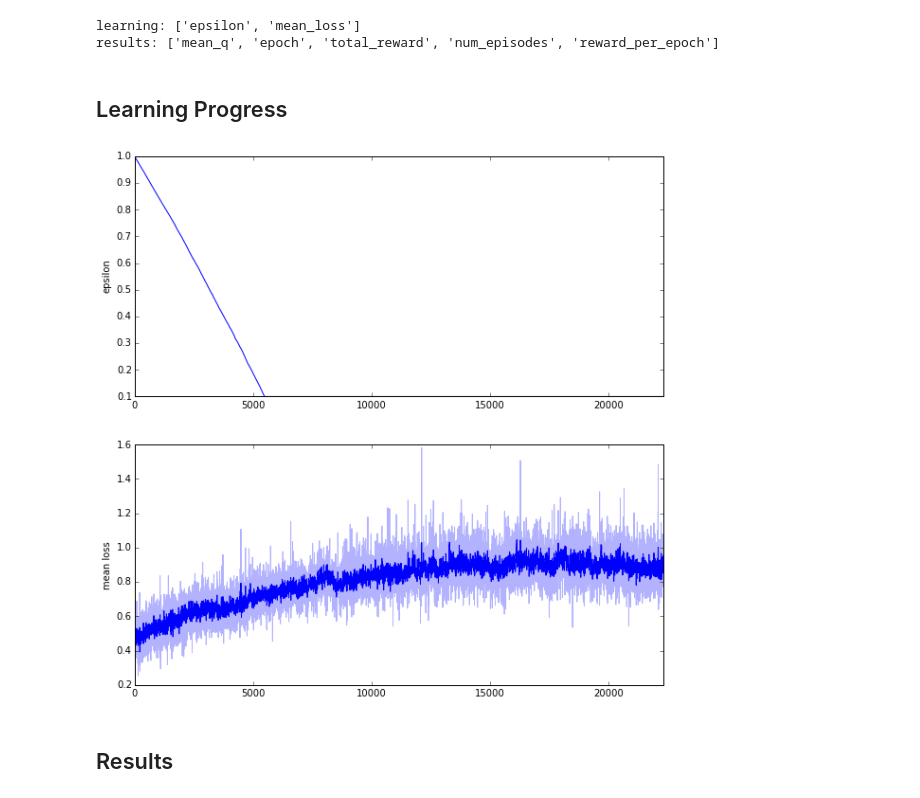
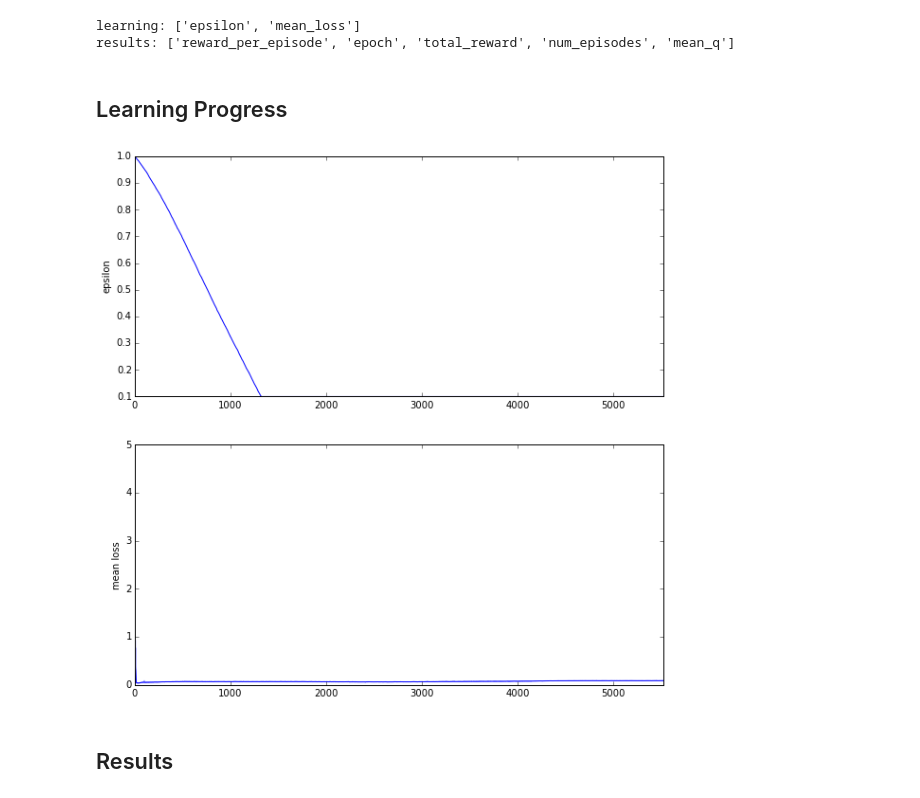
Before and after one commit to rubenvereecken/deep_q_rl, a Jupyter notebook: results/process.ipynb, the cells around one changed output. Drawn from its saved outputs; the diff is of its cells as text; code cells hidden in the pictures.

```diff
--- a/results/process.ipynb
+++ b/results/process.ipynb
@@ -7,7 +7,7 @@ import sys
 import csv
 current_dir = %pwd
 # %%
-log_dir = current_dir + '/space_invaders_1'
+log_dir = current_dir + '/seaquest_1'
 # %%
 def csv_to_dict_of_arrays(filename):
     with open(filename) as f:
@@ -35,7 +35,7 @@ print 'learning:', learning.keys()
 print 'results:', results.keys()
 # %% [output]
 learning: ['epsilon', 'mean_loss']
-results: ['mean_q', 'epoch', 'total_reward', 'num_episodes', 'reward_per_epoch']
+results: ['reward_per_episode', 'epoch', 'total_reward', 'num_episodes', 'mean_q']
 # %%
 from scipy.signal import gaussian
 from scipy.ndimage import filters
@@ -49,21 +49,21 @@ def smoothing(x,window,axis=0):
 # %%
 fig, (ax1, ax2) = plt.subplots(2, 1, figsize=(10, 10))
 ep = np.arange(learning['epsilon'].size)
 ax1.plot(ep, learning['epsilon'], 'b-')
 ax1.set_xlim(ep[0], ep[-1])
 #ax1.set_xlabel('time (s)')
 # Make the y-axis label and tick labels match the line color.
 ax1.set_ylabel('epsilon')
 
-mean_loss_smoothed = smoothing(learning['mean_loss'], 1000)
+mean_loss_smoothed = smoothing(learning['mean_loss'], 10)
 
 ax2.plot(ep, learning['mean_loss'], 'b-', alpha=0.3, markersize=1)
 ax2.plot(ep, mean_loss_smoothed, 'b-')
 ax2.set_ylabel('mean loss')
 ax2.set_xlim(ep[0], ep[-1])
 plt.show()
 # %% [output]
-[figure, old version]
+[figure, new version]
 # %% [markdown]
 ## Results
 # %%
```
Also changed, not shown: parts of 1 cell of this notebook, 8 other files.
